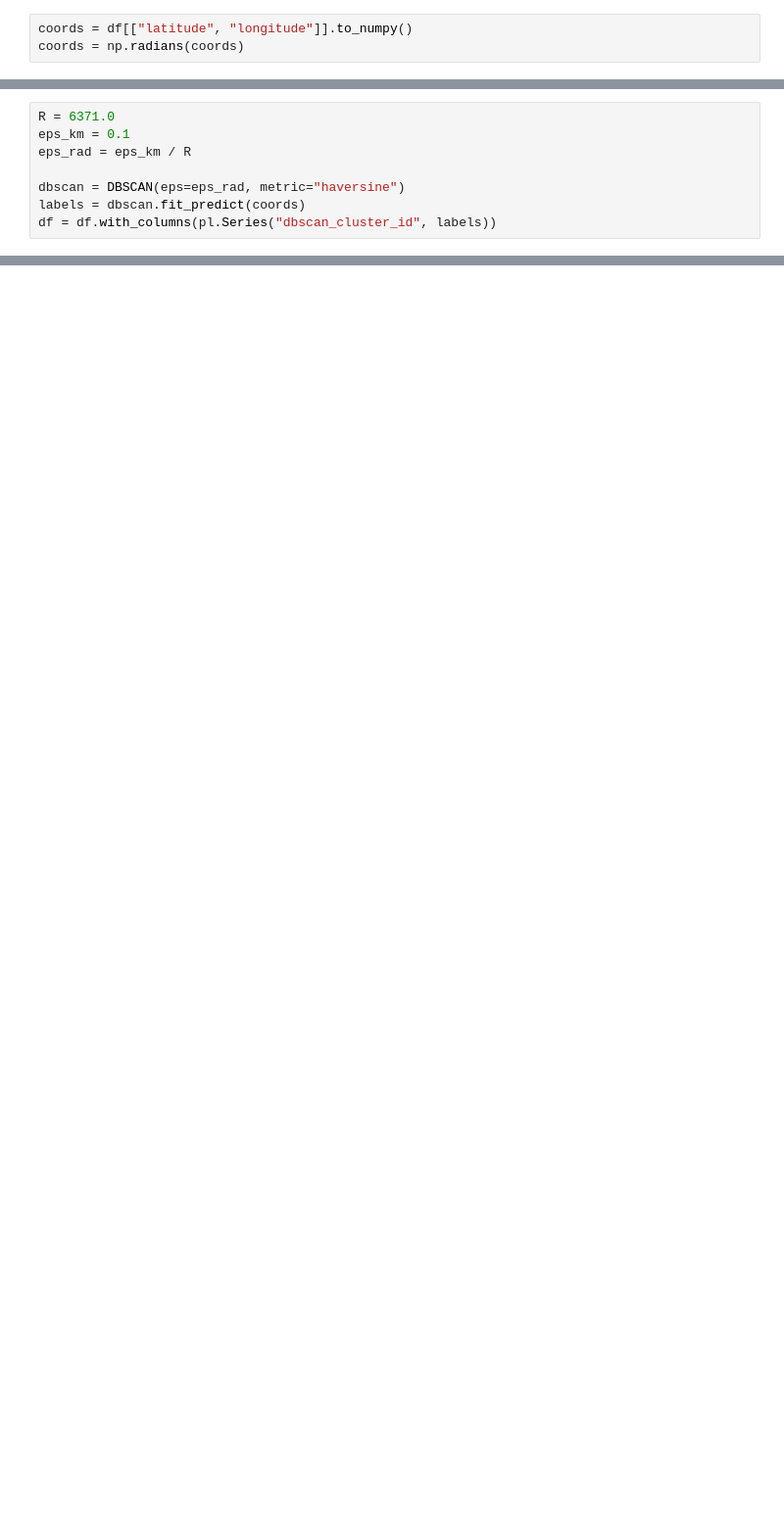
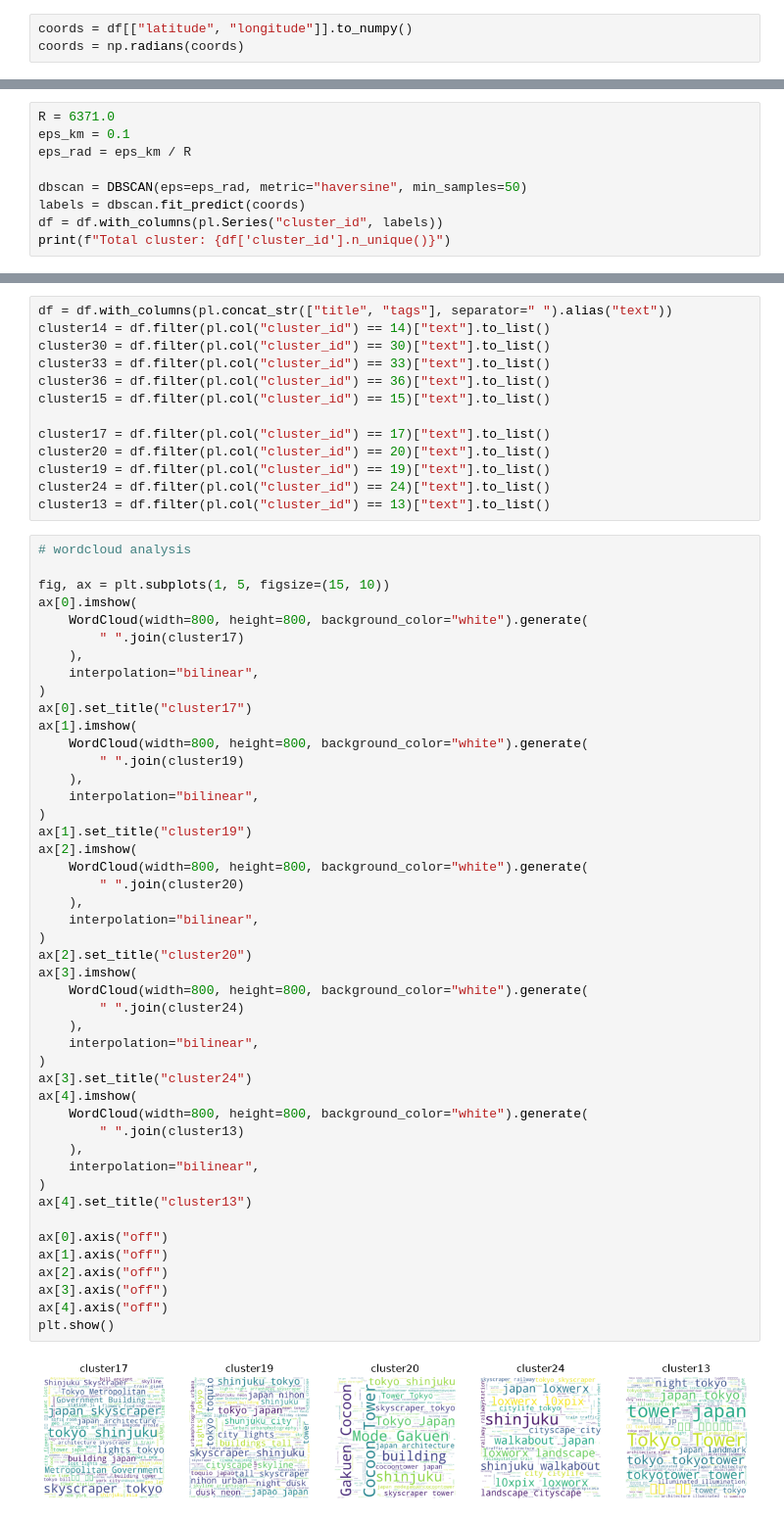
Before and after one commit to fhrzn/multi-pov-ir, a Jupyter notebook: notebook/landmark-cluster.ipynb, the cells around one changed output, grey strips where cells are left out. Shown at 98% size. Saved outputs shown, nothing was run; the diff lists cells and outputs as text; blank space fills up the shorter version.

Commit message:
flickr data clustering

```diff
--- a/notebook/landmark-cluster.ipynb
+++ b/notebook/landmark-cluster.ipynb
@@ -23,6 +47,7 @@ R = 6371.0
 eps_km = 0.1
 eps_rad = eps_km / R
 
-dbscan = DBSCAN(eps=eps_rad, metric="haversine")
+dbscan = DBSCAN(eps=eps_rad, metric="haversine", min_samples=50)
 labels = dbscan.fit_predict(coords)
-df = df.with_columns(pl.Series("dbscan_cluster_id", labels))
+df = df.with_columns(pl.Series("cluster_id", labels))
+print(f"Total cluster: {df['cluster_id'].n_unique()}")
@@ -47,0 +207,61 @@ fig.show()
+# %%
+df = df.with_columns(pl.concat_str(["title", "tags"], separator=" ").alias("text"))
+cluster14 = df.filter(pl.col("cluster_id") == 14)["text"].to_list()
+cluster30 = df.filter(pl.col("cluster_id") == 30)["text"].to_list()
+cluster33 = df.filter(pl.col("cluster_id") == 33)["text"].to_list()
+cluster36 = df.filter(pl.col("cluster_id") == 36)["text"].to_list()
+cluster15 = df.filter(pl.col("cluster_id") == 15)["text"].to_list()
+
+cluster17 = df.filter(pl.col("cluster_id") == 17)["text"].to_list()
+cluster20 = df.filter(pl.col("cluster_id") == 20)["text"].to_list()
+cluster19 = df.filter(pl.col("cluster_id") == 19)["text"].to_list()
+cluster24 = df.filter(pl.col("cluster_id") == 24)["text"].to_list()
+cluster13 = df.filter(pl.col("cluster_id") == 13)["text"].to_list()
+# %%
+# wordcloud analysis
+
+fig, ax = plt.subplots(1, 5, figsize=(15, 10))
+ax[0].imshow(
+    WordCloud(width=800, height=800, background_color="white").generate(
+        " ".join(cluster17)
+    ),
+    interpolation="bilinear",
+)
+ax[0].set_title("cluster17")
+ax[1].imshow(
+    WordCloud(width=800, height=800, background_color="white").generate(
+        " ".join(cluster19)
+    ),
+    interpolation="bilinear",
+)
+ax[1].set_title("cluster19")
+ax[2].imshow(
+    WordCloud(width=800, height=800, background_color="white").generate(
+        " ".join(cluster20)
+    ),
+    interpolation="bilinear",
+)
+ax[2].set_title("cluster20")
+ax[3].imshow(
+    WordCloud(width=800, height=800, background_color="white").generate(
+        " ".join(cluster24)
+    ),
+    interpolation="bilinear",
+)
+ax[3].set_title("cluster24")
+ax[4].imshow(
+    WordCloud(width=800, height=800, background_color="white").generate(
+        " ".join(cluster13)
+    ),
+    interpolation="bilinear",
+)
+ax[4].set_title("cluster13")
+
+ax[0].axis("off")
+ax[1].axis("off")
+ax[2].axis("off")
+ax[3].axis("off")
+ax[4].axis("off")
+plt.show()
+# %% [output]
+[figure, added]
```
Also changed, not shown: parts of 47 cells of this notebook, 8 other files.
